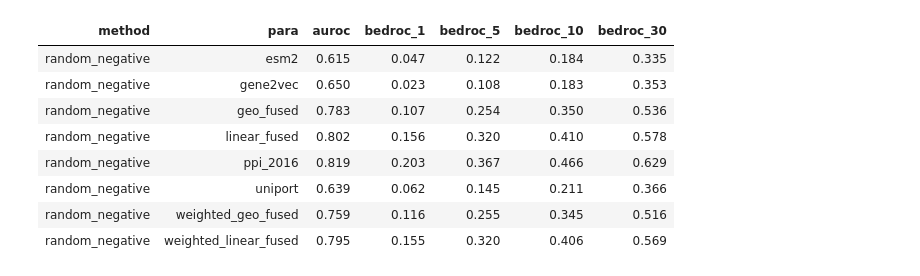
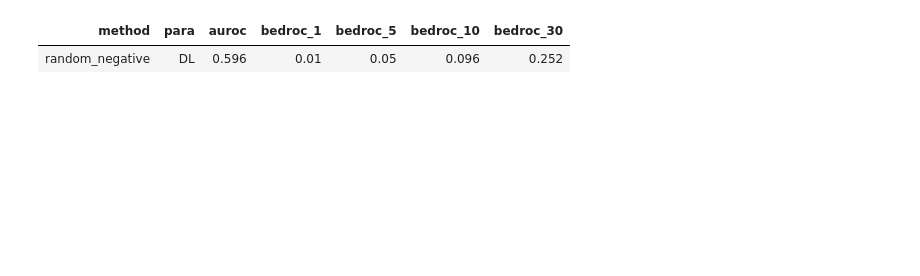
Before and after one commit to ZiyuZhang1/svm, a Jupyter notebook: codes/results_analysis_clear.ipynb, the cells around one changed output. Cells and saved outputs as stored; diff of their text form; code cells hidden in the pictures; blank space fills up the shorter version.

Commit message:
kernel_calculation_updated, uniport remapped, and nn failed version

```diff
--- a/codes/results_analysis_clear.ipynb
+++ b/codes/results_analysis_clear.ipynb
@@ -133,7 +133,7 @@ def show_table(root, fused, input_weights):
             all_sum = create_summary(weight_df.drop(columns='weights'), ['method', 'para'], fused=True)
             show_df = all_sum.sort_values(by='method', ascending=True) \
                 .loc[:, all_sum.columns.str.contains(
-                    'method|para|auroc_mean|bedroc_1_mean|bedroc_5_mean|bedroc_10_mean|bedroc_30_mean', case=False)] \
+                    'method|para|auroc_mean|bedroc_1_mean|bedroc_5_mean|bedroc_10_mean|bedroc_30_mean|rank_ratio', case=False)] \
                 .round(3).rename(columns=lambda x: x.replace('_mean', ''))
             display(HTML(show_df.to_html(index=False).replace('<table', '<table style="font-size:13px; white-space:nowrap;"')))
             return weight_df
@@ -141,7 +141,7 @@ def show_table(root, fused, input_weights):
             all_sum = create_summary(final_result, ['method', 'para'], fused=True)
             show_df = all_sum.sort_values(by='method', ascending=True) \
                 .loc[:, all_sum.columns.str.contains(
-                    'method|para|auroc_mean|bedroc_1_mean|bedroc_5_mean|bedroc_10_mean|bedroc_30_mean', case=False)] \
+                    'method|para|auroc_mean|bedroc_1_mean|bedroc_5_mean|bedroc_10_mean|bedroc_30_mean| rank_ratio', case=False)] \
                 .round(3).rename(columns=lambda x: x.replace('_mean', ''))
             display(HTML(show_df.to_html(index=False).replace('<table', '<table style="font-size:13px; white-space:nowrap;"')))
             return final_result
@@ -154,7 +154,7 @@ def show_table(root, fused, input_weights):
 
         show_df = all_sum.sort_values(by='method', ascending=True) \
             .loc[:, all_sum.columns.str.contains(
-                'method|auroc_mean|bedroc_1_mean|bedroc_5_mean|bedroc_10_mean|bedroc_30_mean', case=False)] \
+                'method|auroc_mean|bedroc_1_mean|bedroc_5_mean|bedroc_10_mean|bedroc_30_mean|rank_ratio', case=False)] \
             .round(3).rename(columns=lambda x: x.replace('_mean', ''))
 
         display(HTML(show_df.to_html(index=False).replace('<table', '<table style="font-size:13px; white-space:nowrap;"')))
@@ -315,16 +339,9 @@ def disease_catygory(results):
 # %%
-root = '/itf-fi-ml/shared/users/ziyuzh/svm/results/2017_fused_geo_weight_bag'
+root = '/itf-fi-ml/shared/users/ziyuzh/svm/results/2017_fused_geo_weight_bag_new_kernel_uni_nn_update'
 fused_2019 = show_table(root,fused = True, input_weights = True)
 # %% [output]
 | method | para | auroc | bedroc_1 | bedroc_5 | bedroc_10 | bedroc_30 |
-| random_negative | esm2 | 0.615 | 0.047 | 0.122 | 0.184 | 0.335 |
-| random_negative | gene2vec | 0.650 | 0.023 | 0.108 | 0.183 | 0.353 |
-| random_negative | geo_fused | 0.783 | 0.107 | 0.254 | 0.350 | 0.536 |
-| random_negative | linear_fused | 0.802 | 0.156 | 0.320 | 0.410 | 0.578 |
-| random_negative | ppi_2016 | 0.819 | 0.203 | 0.367 | 0.466 | 0.629 |
-| random_negative | uniport | 0.639 | 0.062 | 0.145 | 0.211 | 0.366 |
-| random_negative | weighted_geo_fused | 0.759 | 0.116 | 0.255 | 0.345 | 0.516 |
-| random_negative | weighted_linear_fused | 0.795 | 0.155 | 0.320 | 0.406 | 0.569 |
+| random_negative | DL | 0.596 | 0.01 | 0.05 | 0.096 | 0.252 |
 # %%
 full_fused_2019 = fused_2019
 mapped_results = {icd: find_disease_category(icd) for icd in full_fused_2019['disease']}
```
Also changed, not shown: parts of 14 cells of this notebook, 28 other files.
